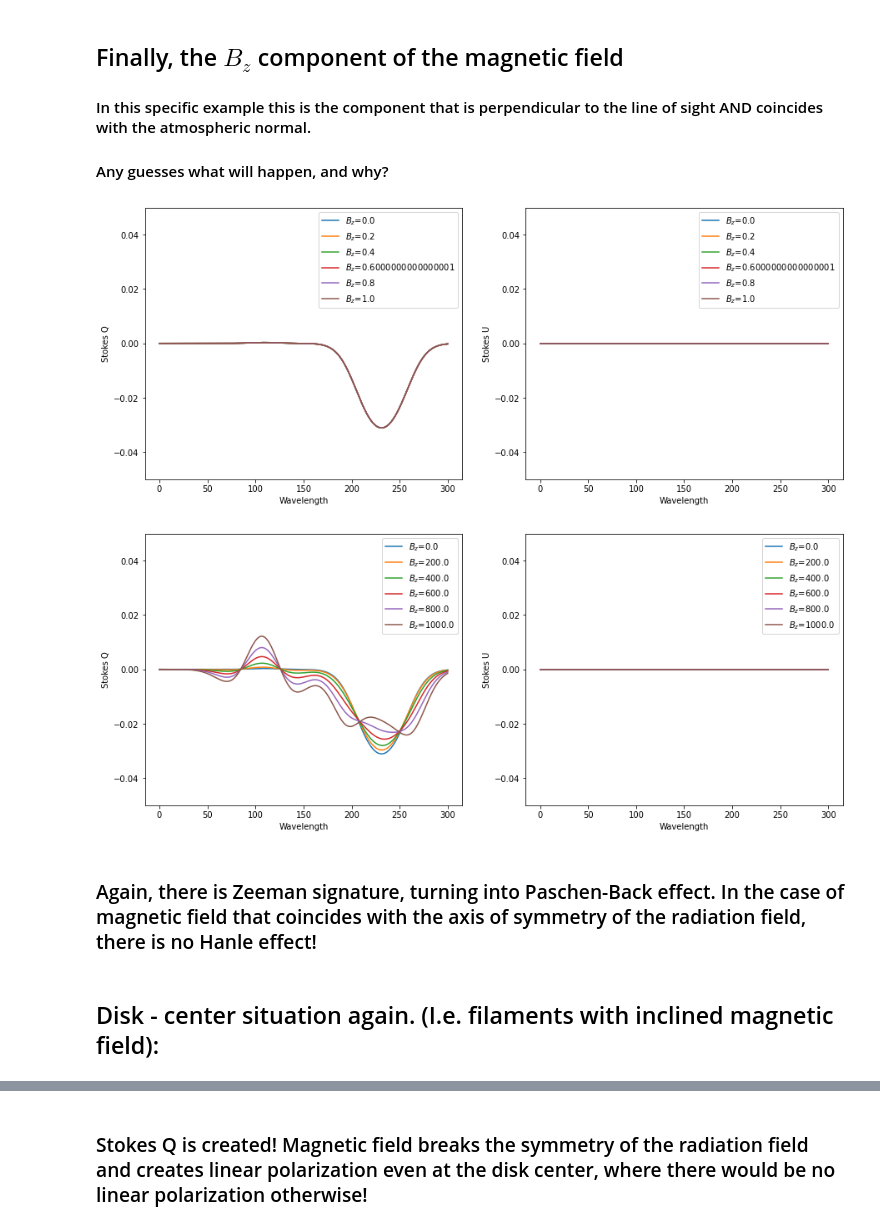
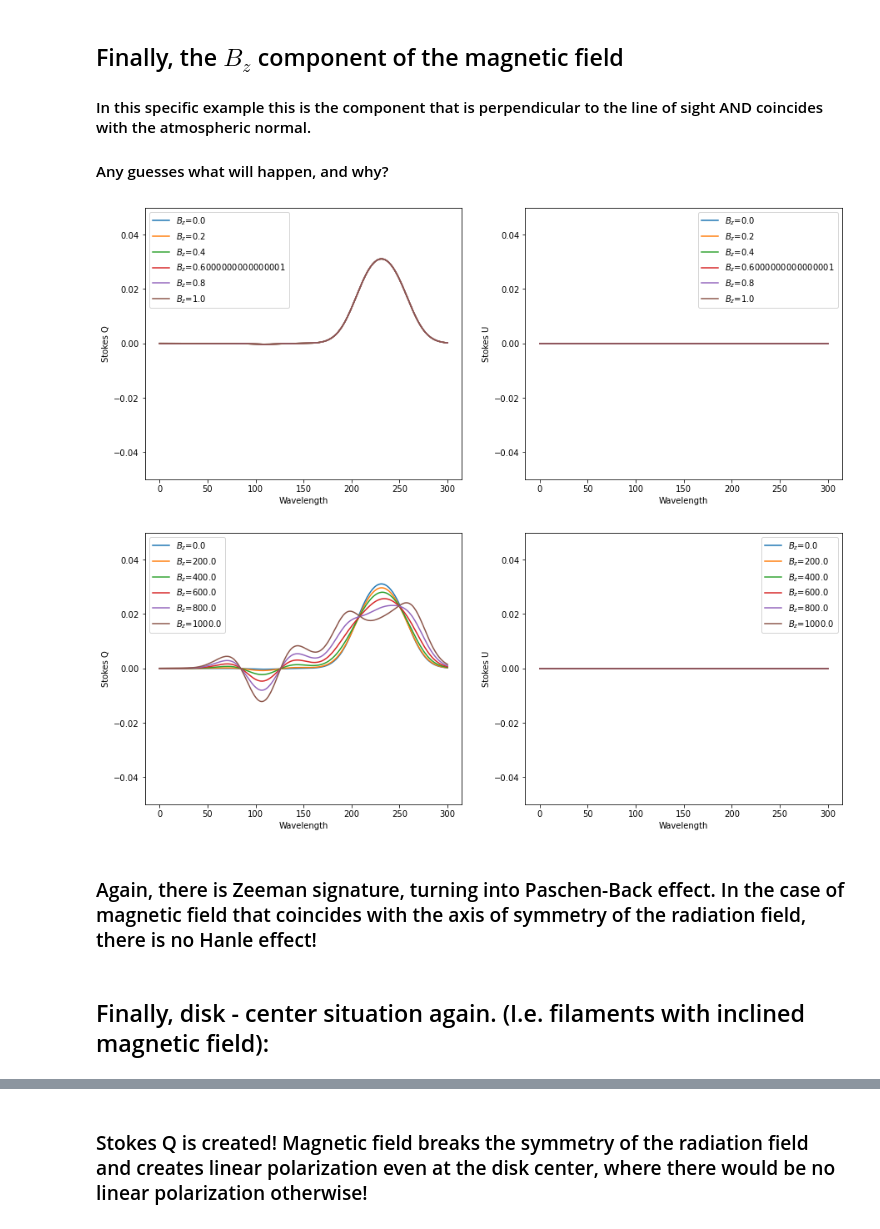
Before and after one commit to ivanzmilic/dkist_workshop_5, a Jupyter notebook: Hazel2_forward.ipynb, the cells around one changed output, grey strips where cells are left out. Saved outputs shown, nothing was run; the diff lists cells and outputs as text; code cells hidden in the pictures.

```diff
--- a/Hazel2_forward.ipynb
+++ b/Hazel2_forward.ipynb
@@ -396,14 +445,17 @@ Text(0.5, 0, 'Wavelength')
 del(mod)
 mod = hazel.Model(working_mode='synthesis')
 mod.add_spectral({'Name': 'spec1', 'Wavelength': [10828, 10831, 301], 'topology': 'ch1',
-    'LOS': [90.0,0.0,0.0], 'Boundary condition': [0.0,0.0,0.0,0.0]})
+    'LOS': [90.0,0.0,90.0], 'Boundary condition': [0.0,0.0,0.0,0.0]})
 mod.add_chromosphere({'Name': 'ch1', 'Spectral region': 'spec1', 'Height': 3.0, 'Line': '10830', 'Wavelength': [10826, 10833]})
 mod.setup()
 
+Bx = 0.0
+By = 0.0
+Bz = 0.0
 plt.figure(figsize=[9,6])
 for i in range(0,6):
     Bx = i*0.2
-    mod.atmospheres['ch1'].set_parameters([Bx,0.0,0.0,1.0,0.0,8.0,1.0,0.0],1.0)
+    mod.atmospheres['ch1'].set_parameters([Bx,By,Bz,tau,vlos,vth,1.0,a],1.0)
     mod.synthesize()
     spec = np.copy(mod.spectrum['spec1'].stokes)
     plt.plot(spec[2],label='B_x='+str(Bx))
@@ -424,15 +476,19 @@ Text(0.5, 0, 'Wavelength')
 del(mod)
 mod = hazel.Model(working_mode='synthesis')
 mod.add_spectral({'Name': 'spec1', 'Wavelength': [10828, 10831, 301], 'topology': 'ch1',
-    'LOS': [90.0,0.0,0.0], 'Boundary condition': [0.0,0.0,0.0,0.0]})
+    'LOS': [90.0,0.0,90.0], 'Boundary condition': [0.0,0.0,0.0,0.0]})
 mod.add_chromosphere({'Name': 'ch1', 'Spectral region': 'spec1', 'Height': 3.0, 'Line': '10830', 'Wavelength': [10826, 10833]})
 mod.setup()
+
+Bx = 0.0
+By = 0.0
+Bz = 0.0
 
 plt.figure(figsize=[15,6])
 for i in range(0,6):
 
     By = i*0.2
-    mod.atmospheres['ch1'].set_parameters([0.0,By,0.0,1.0,0.0,8.0,1.0,0.0],1.0)
+    mod.atmospheres['ch1'].set_parameters([Bx,By,Bz,tau,vlos,vth,1.0,a],1.0)
     mod.synthesize()
     spec = np.copy(mod.spectrum['spec1'].stokes)
     plt.subplot(121)
@@ -457,15 +513,20 @@ for i in range(0,6):
 del(mod)
 mod = hazel.Model(working_mode='synthesis')
 mod.add_spectral({'Name': 'spec1', 'Wavelength': [10828, 10831, 301], 'topology': 'ch1',
-    'LOS': [90.0,0.0,0.0], 'Boundary condition': [0.0,0.0,0.0,0.0]})
+    'LOS': [90.0,0.0,90.0], 'Boundary condition': [0.0,0.0,0.0,0.0]})
 mod.add_chromosphere({'Name': 'ch1', 'Spectral region': 'spec1', 'Height': 3.0, 'Line': '10830', 'Wavelength': [10826, 10833]})
 mod.setup()
+
+Bx = 0.0
+By = 0.0
+Bz = 0.0
+
 
 plt.figure(figsize=[15,6])
 for i in range(0,6):
 
     By = i*200.0
-    mod.atmospheres['ch1'].set_parameters([0.0,By,0.0,1.0,0.0,8.0,1.0,0.0],1.0)
+    mod.atmospheres['ch1'].set_parameters([Bx,By,Bz,tau,vlos,vth,1.0,a],1.0)
     mod.synthesize()
     spec = np.copy(mod.spectrum['spec1'].stokes)
     plt.subplot(121)
@@ -495,15 +556,20 @@ for i in range(0,6):
 del(mod)
 mod = hazel.Model(working_mode='synthesis')
 mod.add_spectral({'Name': 'spec1', 'Wavelength': [10828, 10831, 301], 'topology': 'ch1',
-    'LOS': [90.0,0.0,0.0], 'Boundary condition': [0.0,0.0,0.0,0.0]})
+    'LOS': [90.0,0.0,90.0], 'Boundary condition': [0.0,0.0,0.0,0.0]})
 mod.add_chromosphere({'Name': 'ch1', 'Spectral region': 'spec1', 'Height': 3.0, 'Line': '10830', 'Wavelength': [10826, 10833]})
 mod.setup()
+
+Bx = 0.0
+By = 0.0
+Bz = 0.0
+
 
 plt.figure(figsize=[15,6])
 for i in range(0,6):
 
     Bz = i*0.2
-    mod.atmospheres['ch1'].set_parameters([0.0,0.0,Bz,1.0,0.0,8.0,1.0,0.0],1.0)
+    mod.atmospheres['ch1'].set_parameters([Bx,By,Bz,tau,vlos,vth,1.0,a],1.0)
     mod.synthesize()
     spec = np.copy(mod.spectrum['spec1'].stokes)
     plt.subplot(121)
@@ -519,40 +585,43 @@ for i in range(0,6):
     plt.ylabel("Stokes U")
     plt.xlabel("Wavelength")
 # %% [output]
-[figure, old version]
+[figure, new version]
 # %%
 # For Stronger fields:
 
 del(mod)
 mod = hazel.Model(working_mode='synthesis')
 mod.add_spectral({'Name': 'spec1', 'Wavelength': [10828, 10831, 301], 'topology': 'ch1',
-    'LOS': [90.0,0.0,0.0], 'Boundary condition': [0.0,0.0,0.0,0.0]})
+    'LOS': [90.0,0.0,90.0], 'Boundary condition': [0.0,0.0,0.0,0.0]})
 mod.add_chromosphere({'Name': 'ch1', 'Spectral region': 'spec1', 'Height': 3.0, 'Line': '10830', 'Wavelength': [10826, 10833]})
 mod.setup()
 
+Bx = 0.0
+By = 0.0
+Bz = 0.0
 plt.figure(figsize=[15,6])
 for i in range(0,6):
 
     Bz = i*200.0
-    mod.atmospheres['ch1'].set_parameters([0.0,0.0,Bz,1.0,0.0,8.0,1.0,0.0],1.0)
+    mod.atmospheres['ch1'].set_parameters([Bx,By,Bz,tau,vlos,vth,1.0,a],1.0)
     mod.synthesize()
     spec = np.copy(mod.spectrum['spec1'].stokes)
     plt.subplot(121)
     plt.plot(spec[1],label='$B_z$='+str(Bz))
     plt.ylim([-0.05,0.05])
     plt.legend()
     plt.ylabel("Stokes Q")
     plt.xlabel("Wavelength")
     plt.subplot(122)
     plt.plot(spec[2],label='$B_z$='+str(Bz))
     plt.ylim([-0.05,0.05])
     plt.legend()
     plt.ylabel("Stokes U")
     plt.xlabel("Wavelength")
 # %% [output]
-[figure, old version]
+[figure, new version]
 # %% [markdown]
 ### Again, there is Zeeman signature, turning into Paschen-Back effect. In the case of magnetic field that coincides with the axis of symmetry of the radiation field, there is no Hanle effect!
 # %% [markdown]
-## Disk - center situation again. (I.e. filaments with inclined magnetic field):
+## Finally, disk - center situation again. (I.e. filaments with inclined magnetic field):
 # %%
```
Also changed, not shown: parts of 20 cells of this notebook.
